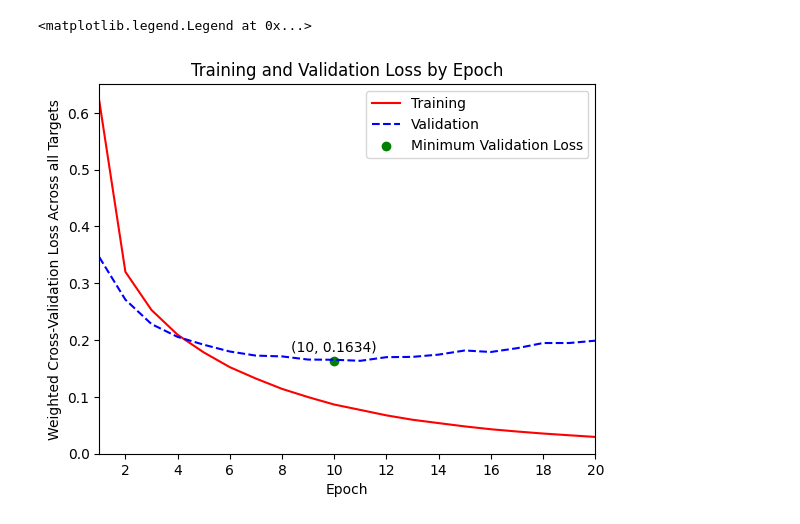
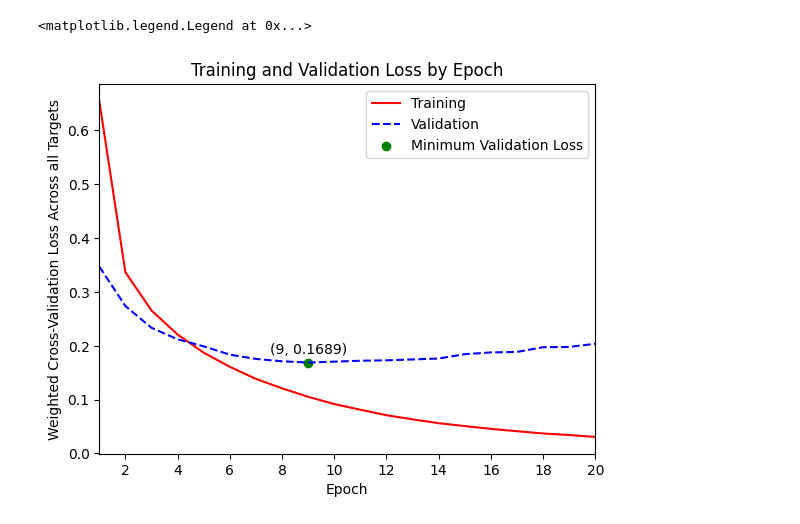
Before and after one commit to Metallideth/Natural_Language_Processing, a Jupyter notebook: Notebooks/04_Training_Visualizations.ipynb, the cells around one changed output. Drawn from its saved outputs; the diff is of its cells as text; code cells hidden in the pictures.

```diff
--- a/Notebooks/04_Training_Visualizations.ipynb
+++ b/Notebooks/04_Training_Visualizations.ipynb
@@ -11,3 +7,5 @@ twenty_epochs = [*ten_epochs,*ten_epochs_2]
+# %%
+tval_summary = glob.glob('../logging/26-02-2024_1922/*_train_val_summary',recursive=True)
 # %%
 output_list = ['Function','Role','Level']
 epoch_stats = []
@@ -18,7 +16,7 @@ accuracy_validation = {}
 for output in output_list:
     accuracy_training[output] = []
     accuracy_validation[output] = []
-for epoch_path in twenty_epochs:
+for epoch_path in tval_summary:
     with open(epoch_path,'rb') as file:
         this_file = pickle.load(file)
         epoch_stats.append(this_file[-1])
@@ -35,23 +33,23 @@ loss_training = np.array(loss_training)
 loss_validation = np.array(loss_validation)
 epochs = np.arange(1,21,1)
 # %%
-min_epoch = loss_validation.argmin()
+min_epoch = loss_validation.argmin() + 1
 min_val = loss_validation.min()
 f,ax = plt.subplots()
 ax.plot(epochs,loss_training, label = 'Training',linestyle = '-',color = 'red')
 ax.plot(epochs,loss_validation, label = 'Validation',linestyle = '--',color = 'blue')
 plt.xlim(epochs.min(),epochs.max())
 ax.set_xticks(np.arange(2,21,2))
 ax.scatter(min_epoch,min_val,
            label = 'Minimum Validation Loss'.format(min_val),color = 'green')
 ax.text(min_epoch,min_val+.01,'({:.0f}, {:.4f})'.format(min_epoch,min_val),
         horizontalalignment = 'center',verticalalignment = 'bottom')
 ax.set_title('Training and Validation Loss by Epoch')
 plt.xlabel('Epoch')
 plt.ylabel('Weighted Cross-Validation Loss Across all Targets')
 ax.legend()
 # %% [output]
 <matplotlib.legend.Legend at 0x...>
-[figure, old version]
+[figure, new version]
 # %%
 for output in output_list:
```
Also changed, not shown: parts of 8 cells of this notebook, 3 other files.
